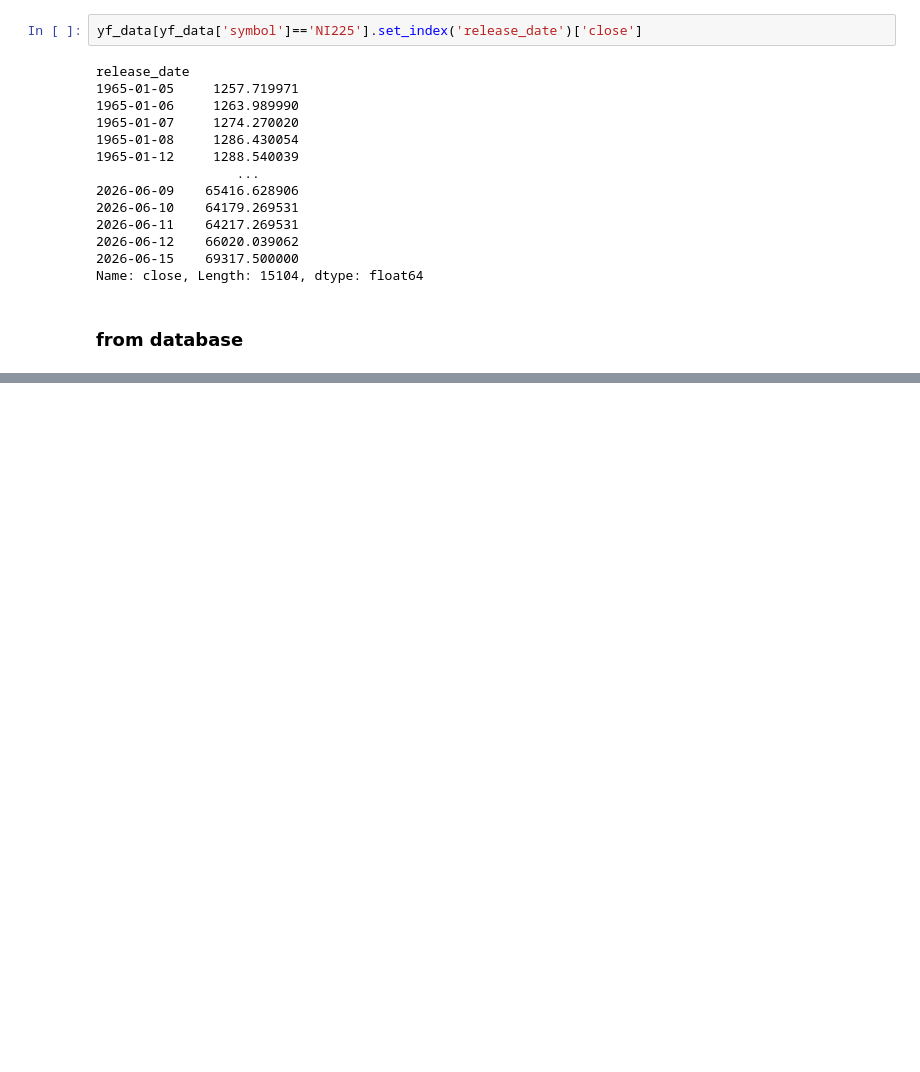
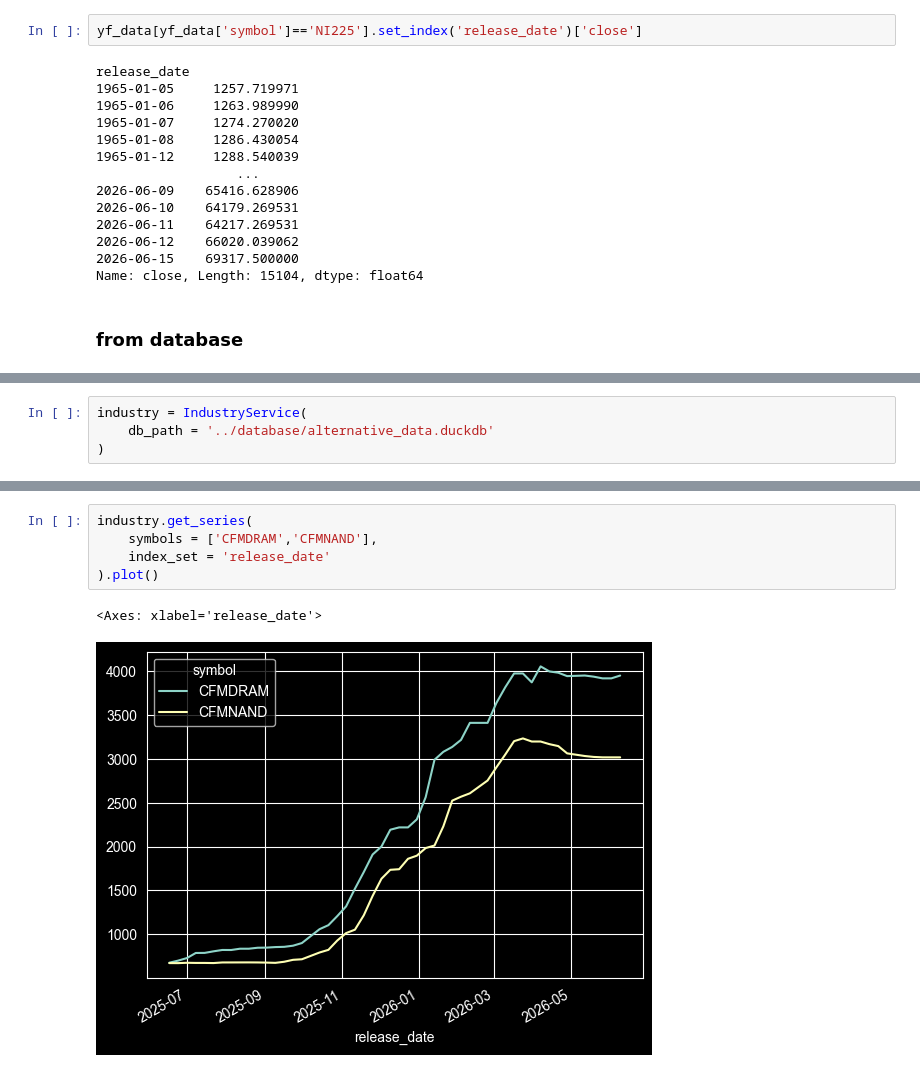
Before and after one commit to Tommylee1013/FinancialData, a Jupyter notebook: Notes/data_valid.ipynb, the cells around one changed output, grey strips where cells are left out. Cells and saved outputs as stored; diff of their text form; blank space fills up the shorter version.

```diff
--- a/Notes/data_valid.ipynb
+++ b/Notes/data_valid.ipynb
@@ -403,0 +267,4 @@ freights.get_series(symbols = ['BDI','BAI00','WCI'], index_set = 'release_date')
+# %%
+industry = IndustryService(
+    db_path = '../database/alternative_data.duckdb'
+)
@@ -403,0 +291,8 @@ freights.get_series(symbols = ['BDI','BAI00','WCI'], index_set = 'release_date')
+# %%
+industry.get_series(
+    symbols = ['CFMDRAM','CFMNAND'],
+    index_set = 'release_date'
+).plot()
+# %% [output]
+<Axes: xlabel='release_date'>
+[figure, added]
```
Also changed, not shown: parts of 13 cells of this notebook, 8 other files.
